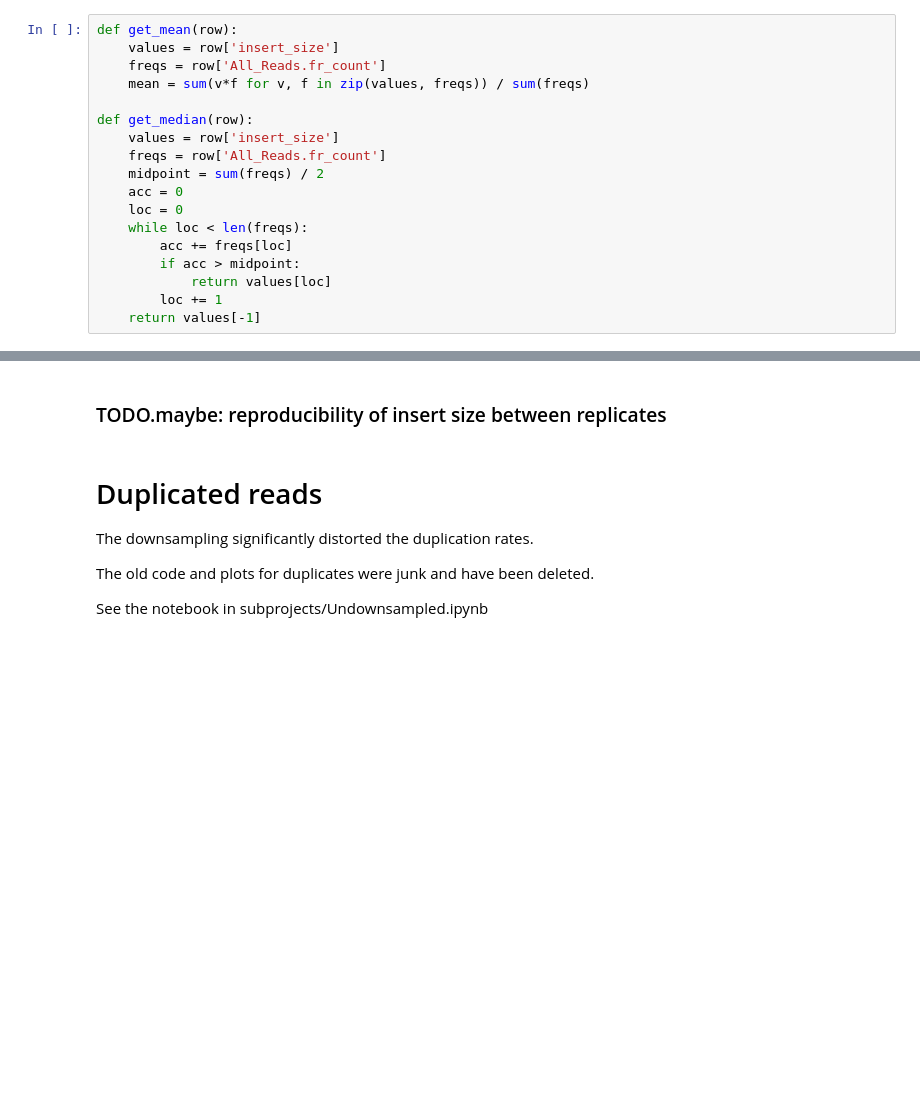
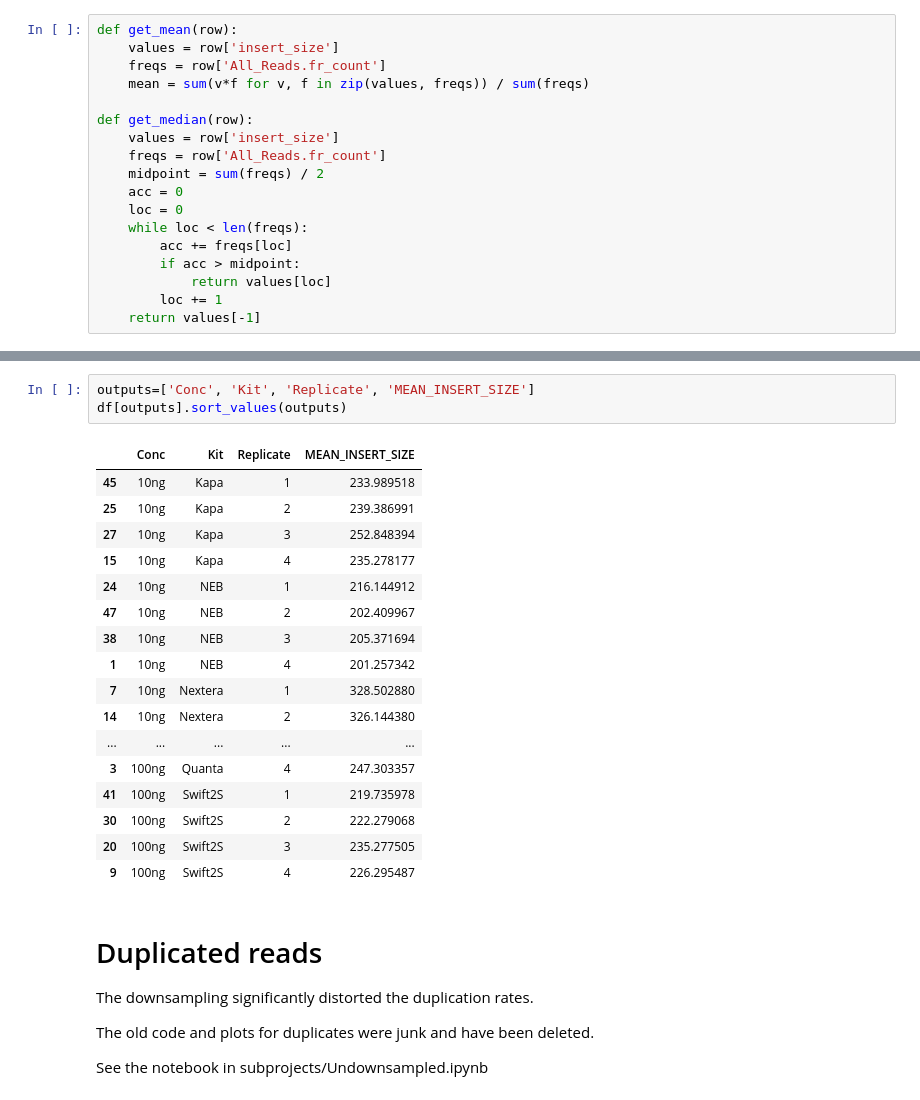
Before and after one commit to fa2k/comparison, a Jupyter notebook: Main_analysis.ipynb, the cells around one changed output, grey strips where cells are left out. Saved outputs shown, nothing was run; the diff lists cells and outputs as text; blank space fills up the shorter version.

```diff
--- a/Main_analysis.ipynb
+++ b/Main_analysis.ipynb
@@ -561,8 +562,27 @@ insert_size
 |  | Nextera | 0.844470 | 354.25 | 366.039501 | 79.25 | ... |
 |  | Quanta | 2.106863 | 228.75 | 244.033096 | 87.25 | ... |
 |  | Swift2S | 2.396811 | 205.75 | 225.897010 | 78.50 | ... |
-# %% [markdown]
-### TODO.maybe: reproducibility of insert size between replicates
+# %%
+outputs=['Conc', 'Kit', 'Replicate', 'MEAN_INSERT_SIZE']
+df[outputs].sort_values(outputs)
+# %% [output]
+|  | Conc | Kit | Replicate | MEAN_INSERT_SIZE |
+| 45 | 10ng | Kapa | 1 | 233.989518 |
+| 25 | 10ng | Kapa | 2 | 239.386991 |
+| 27 | 10ng | Kapa | 3 | 252.848394 |
+| 15 | 10ng | Kapa | 4 | 235.278177 |
+| 24 | 10ng | NEB | 1 | 216.144912 |
+| 47 | 10ng | NEB | 2 | 202.409967 |
+| 38 | 10ng | NEB | 3 | 205.371694 |
+| 1 | 10ng | NEB | 4 | 201.257342 |
+| 7 | 10ng | Nextera | 1 | 328.502880 |
+| 14 | 10ng | Nextera | 2 | 326.144380 |
+| ... | ... | ... | ... | ... |
+| 3 | 100ng | Quanta | 4 | 247.303357 |
+| 41 | 100ng | Swift2S | 1 | 219.735978 |
+| 30 | 100ng | Swift2S | 2 | 222.279068 |
+| 20 | 100ng | Swift2S | 3 | 235.277505 |
+| 9 | 100ng | Swift2S | 4 | 226.295487 |
 # %% [markdown]
 # Duplicated reads
 
```
Also changed, not shown: parts of 7 cells of this notebook.
